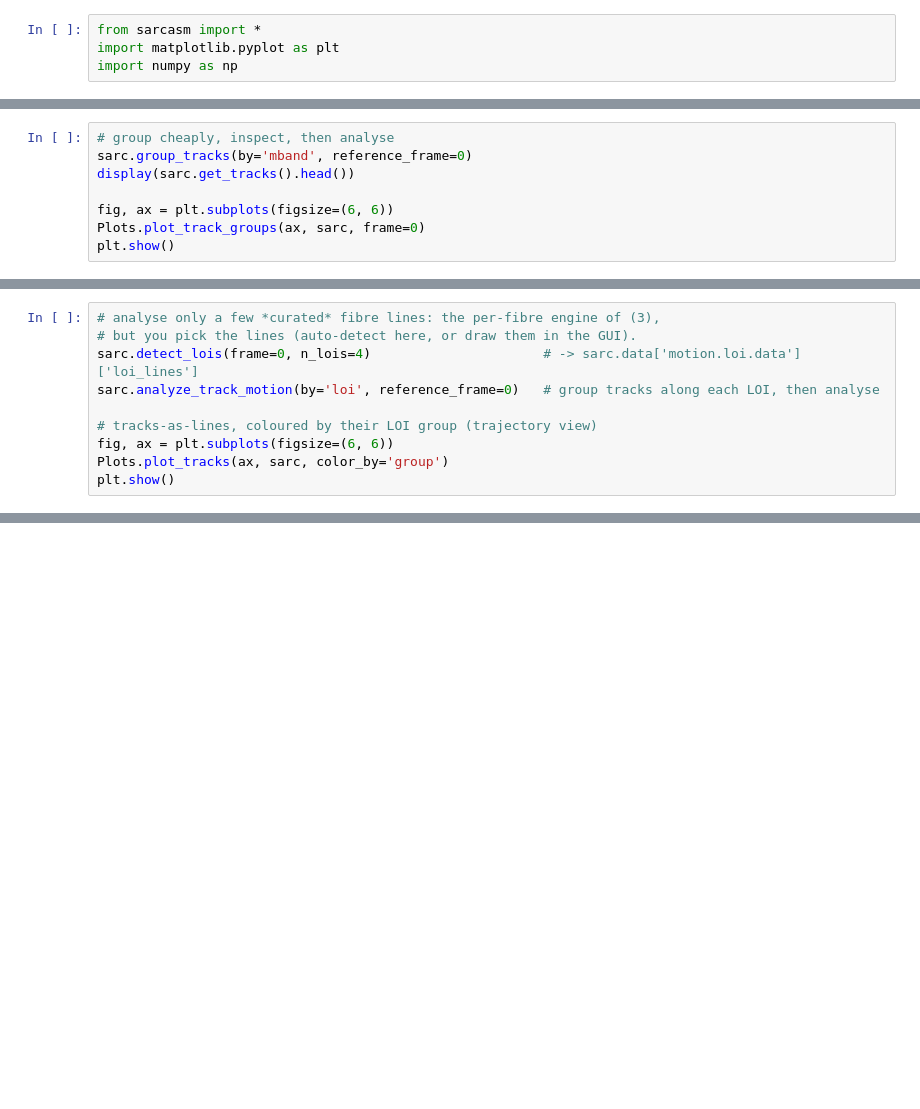
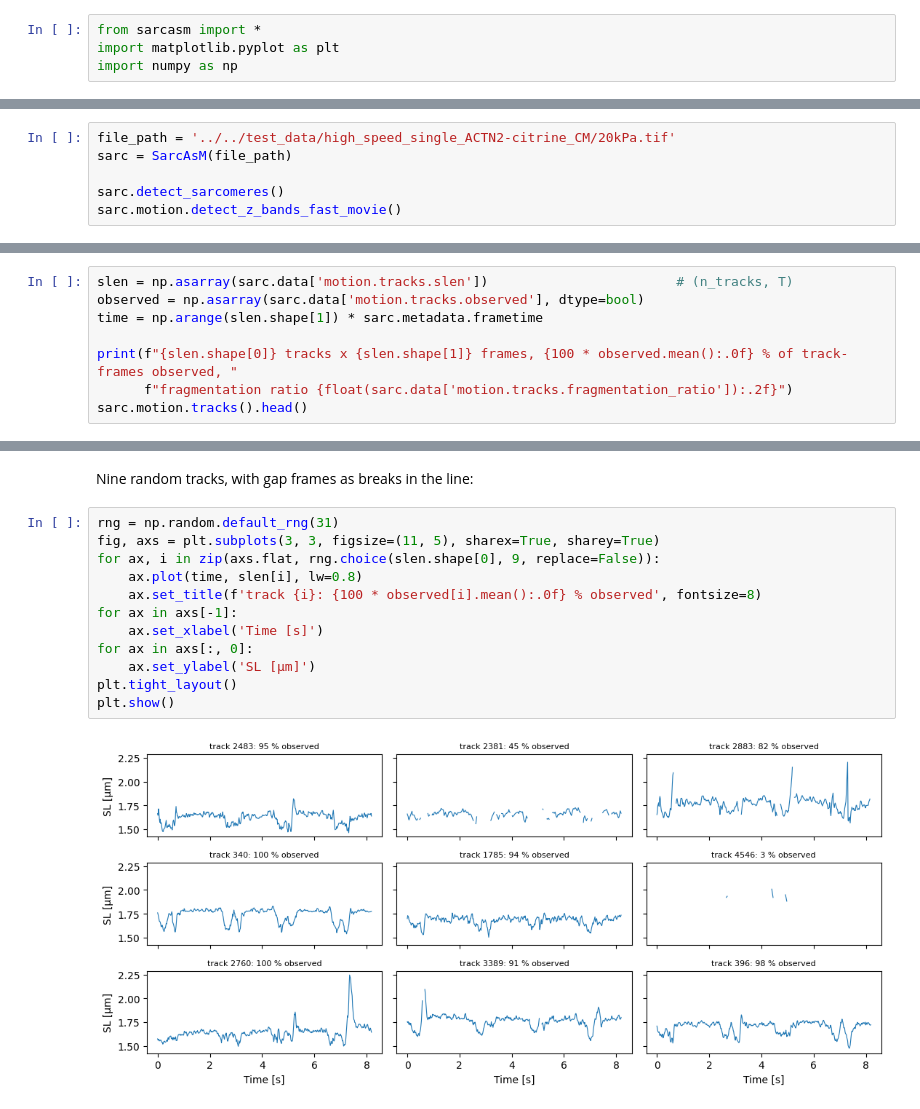
Before and after one commit to danihae/SarcAsM, a Jupyter notebook: docs/notebooks/tutorial_sarcomere_tracking.ipynb, the cells around one changed output, grey strips where cells are left out. Saved outputs shown, nothing was run; the diff lists cells and outputs as text; blank space fills up the shorter version.

```diff
--- a/docs/notebooks/tutorial_sarcomere_tracking.ipynb
+++ b/docs/notebooks/tutorial_sarcomere_tracking.ipynb
@@ -224,8 +16,0 @@ Because `group_tracks` runs no contraction analysis, you can QC the partition
-# %%
-# group cheaply, inspect, then analyse
-sarc.group_tracks(by='mband', reference_frame=0)
-display(sarc.get_tracks().head())
-
-fig, ax = plt.subplots(figsize=(6, 6))
-Plots.plot_track_groups(ax, sarc, frame=0)
-plt.show()
@@ -313,10 +16,0 @@ In the **GUI** the same grouping lives on the *Motion* tab: pick `Group by = loi
-# %%
-# analyse only a few *curated* fibre lines: the per-fibre engine of (3),
-# but you pick the lines (auto-detect here, or draw them in the GUI).
-sarc.detect_lois(frame=0, n_lois=4)                      # -> sarc.data['motion.loi.data']['loi_lines']
-sarc.analyze_track_motion(by='loi', reference_frame=0)   # group tracks along each LOI, then analyse
-
-# tracks-as-lines, coloured by their LOI group (trajectory view)
-fig, ax = plt.subplots(figsize=(6, 6))
-Plots.plot_tracks(ax, sarc, color_by='group')
-plt.show()
@@ -379,0 +24,6 @@ n custom groups: 2
+# %%
+file_path = '../../test_data/high_speed_single_ACTN2-citrine_CM/20kPa.tif'
+sarc = SarcAsM(file_path)
+
+sarc.detect_sarcomeres()
+sarc.motion.detect_z_bands_fast_movie()
@@ -379,0 +100,8 @@ n custom groups: 2
+# %%
+slen = np.asarray(sarc.data['motion.tracks.slen'])                        # (n_tracks, T)
+observed = np.asarray(sarc.data['motion.tracks.observed'], dtype=bool)
+time = np.arange(slen.shape[1]) * sarc.metadata.frametime
+
+print(f"{slen.shape[0]} tracks x {slen.shape[1]} frames, {100 * observed.mean():.0f} % of track-frames observed, "
+      f"fragmentation ratio {float(sarc.data['motion.tracks.fragmentation_ratio']):.2f}")
+sarc.motion.tracks().head()
@@ -379,0 +133,16 @@ n custom groups: 2
+# %% [markdown]
+Nine random tracks, with gap frames as breaks in the line:
+# %%
+rng = np.random.default_rng(31)
+fig, axs = plt.subplots(3, 3, figsize=(11, 5), sharex=True, sharey=True)
+for ax, i in zip(axs.flat, rng.choice(slen.shape[0], 9, replace=False)):
+    ax.plot(time, slen[i], lw=0.8)
+    ax.set_title(f'track {i}: {100 * observed[i].mean():.0f} % observed', fontsize=8)
+for ax in axs[-1]:
+    ax.set_xlabel('Time [s]')
+for ax in axs[:, 0]:
+    ax.set_ylabel('SL [µm]')
+plt.tight_layout()
+plt.show()
+# %% [output]
+[figure, added]
```
Also changed, not shown: parts of 74 cells of this notebook, 29 other files.
